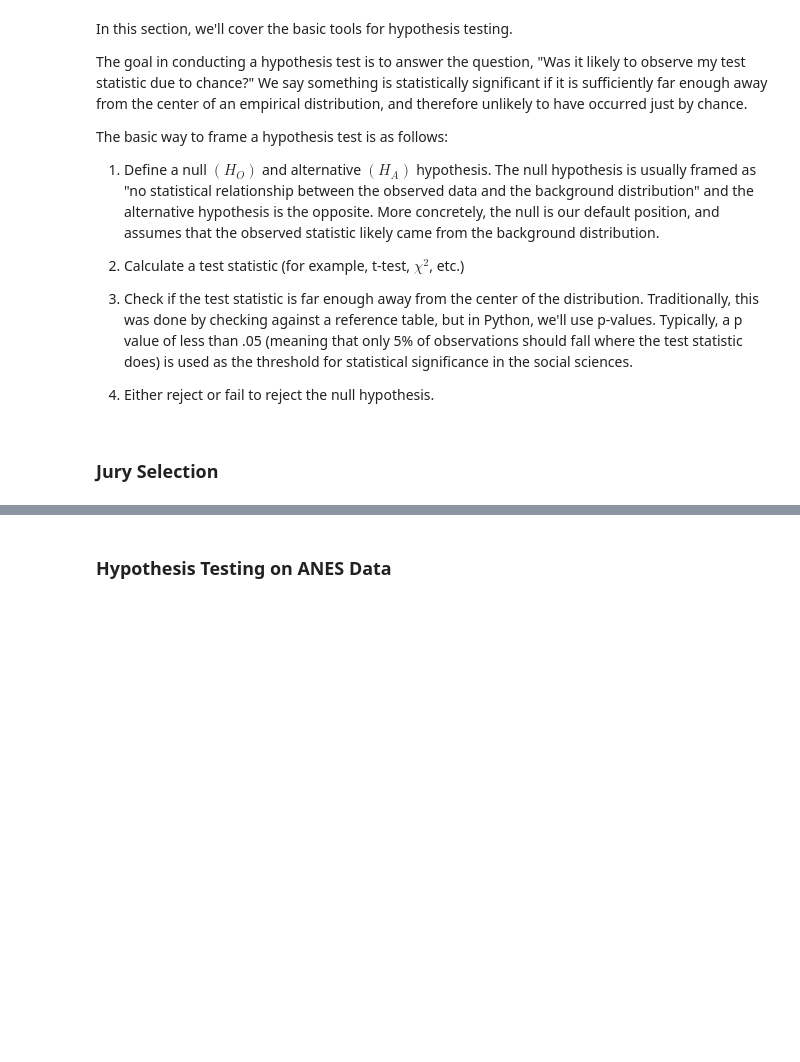
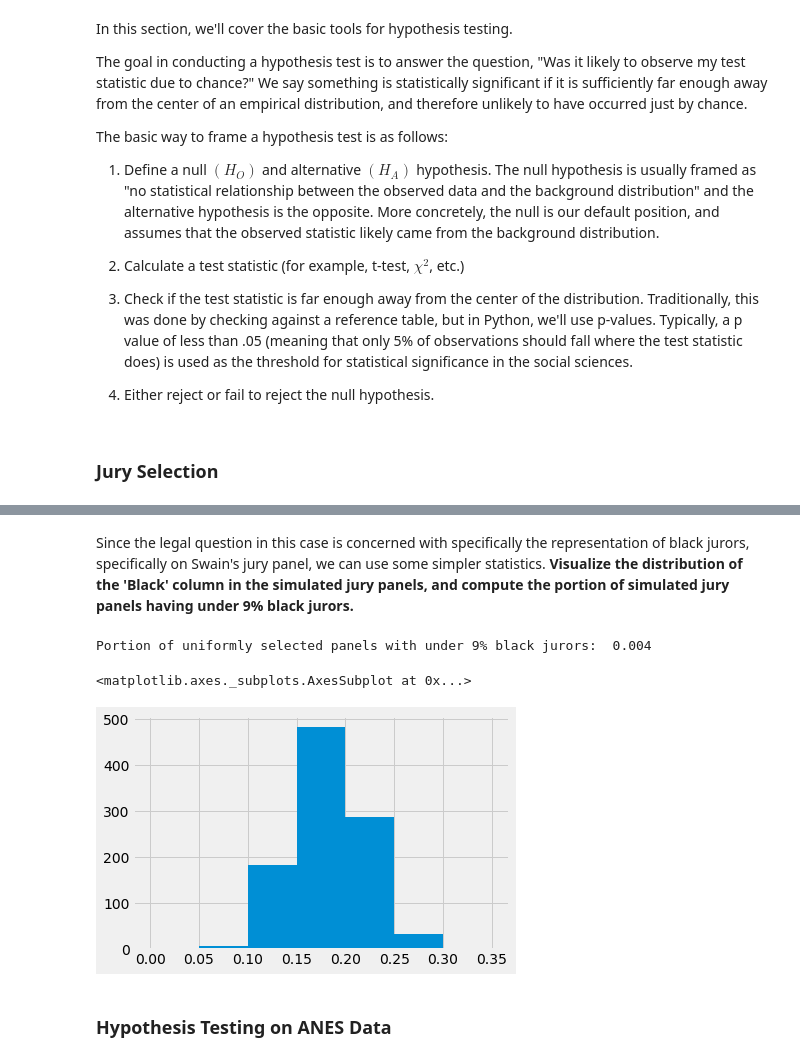
Before and after one commit to ds-modules/Legalst-123, a Jupyter notebook: labs/05_Large n/Large n Solutions.ipynb, the cells around one changed output, grey strips where cells are left out. Saved outputs shown, nothing was run; the diff lists cells and outputs as text; code cells hidden in the pictures; blank space fills up the shorter version.

```diff
--- a/labs/05_Large n/Large n Solutions.ipynb
+++ b/labs/05_Large n/Large n Solutions.ipynb
@@ -143,3 +177,16 @@ Ttest_indResult(statistic=0.0, pvalue=1.0)
+# %% [markdown]
+Since the legal question in this case is concerned with specifically the representation of black jurors, specifically on Swain's jury panel, we can use some simpler statistics. **Visualize the distribution of the 'Black' column in the simulated jury panels, and compute the portion of simulated jury panels having under 9% black jurors.**
+# %%
+print(
+    "Portion of uniformly selected panels with under 9% black jurors: ",
+    simulated_fair_panels[simulated_fair_panels['Black'] < 0.09].count()['Black'] / simulated_fair_panels['Black'].count()
+)
+
+simulated_fair_panels['Black'].hist(bins=[ n / 100 for n in range(0, 40, 5) ])
+# %% [output]
+Portion of uniformly selected panels with under 9% black jurors:  0.004
+<matplotlib.axes._subplots.AxesSubplot at 0x...>
+[figure, added]
 # %% [markdown]
 ### Hypothesis Testing on ANES Data
 # %% [markdown]
```
Also changed, not shown: parts of 15 cells of this notebook.
